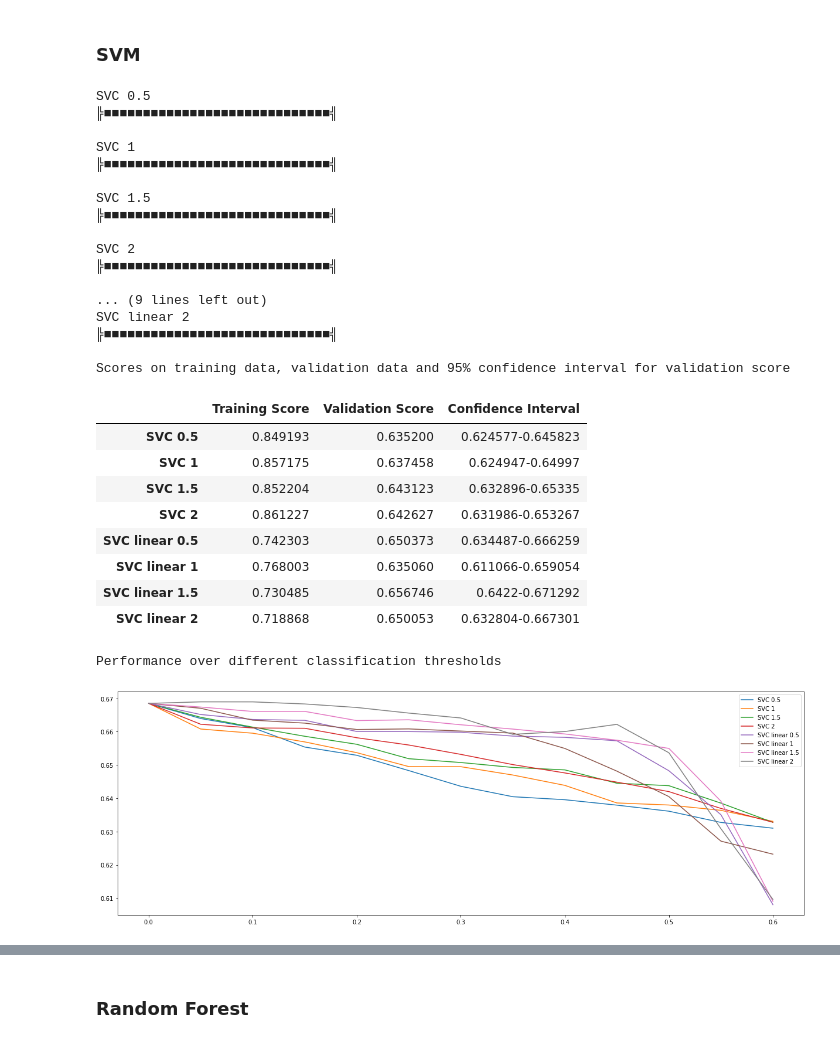
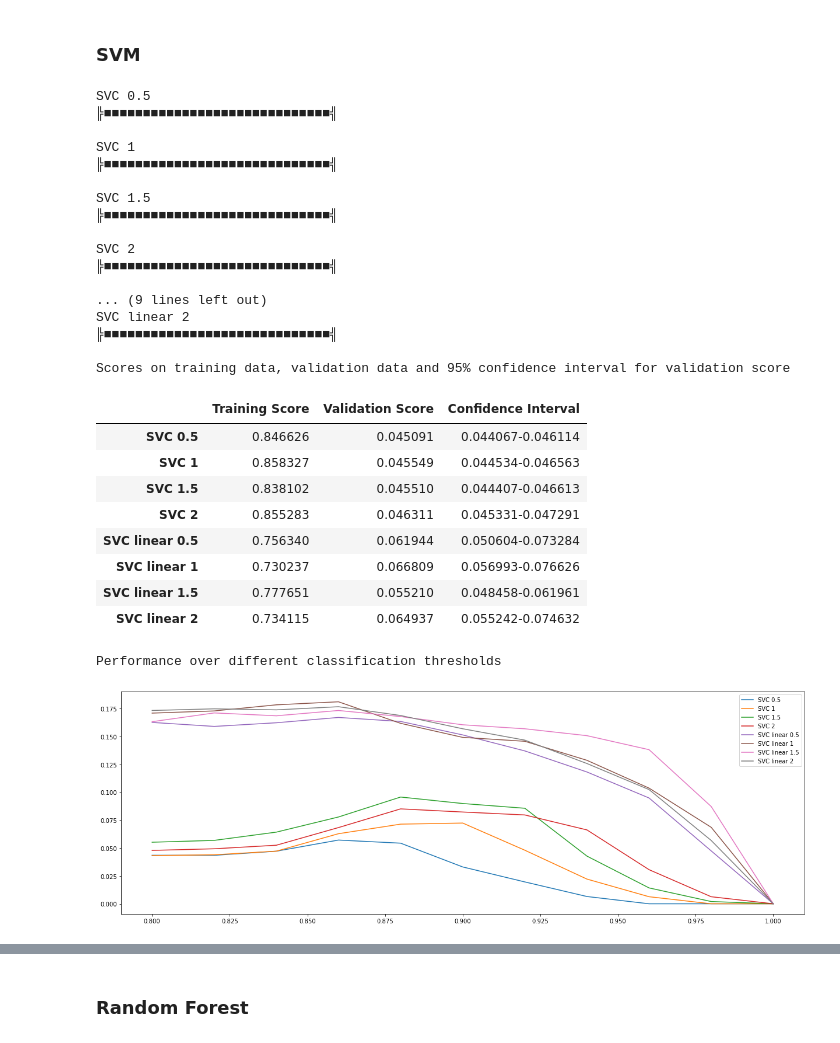
Before and after one commit to Sir-Slade/covid_prediction_project, a Jupyter notebook: PredictorExperimentsClean.ipynb, the cells around one changed output, grey strips where cells are left out. Cells and saved outputs as stored; diff of their text form; code cells hidden in the pictures.

```diff
--- a/PredictorExperimentsClean.ipynb
+++ b/PredictorExperimentsClean.ipynb
@@ -143,9 +145,11 @@ def cross_validation_class_ratios(data_x, data_y, model, folds, ratio_negatives_
     negs_to_sample = min(positive_index.shape[0] * ratio_negatives_to_positives, size_of_negatives) if ratio_negatives_to_positives >=1 else size_of_negatives
 
     fold_size = positive_index.shape[0] // folds if folds > 1 else positive_index.shape[0] // 10 #If we just want 1 fold, we just make the training set 90% of the data
-    fold_size_neg = fold_size * ratio_negatives_to_positives if negs_to_sample < size_of_negatives else size_of_negatives // folds
+    training_size_neg = fold_size * ratio_negatives_to_positives if negs_to_sample < size_of_negatives else size_of_negatives // folds
 
-    negs_to_sample = negs_to_sample - fold_size_neg if negs_to_sample - fold_size_neg > 0 else (negs_to_sample // 10) * 9 #If we just want 1 fold, we just make the training set 90% of the data
+    negs_to_sample = negs_to_sample - training_size_neg if negs_to_sample - training_size_neg > 0 else (negs_to_sample // 10) * 9 #If we just want 1 fold, we just make the training set 90% of the data
+
+    fold_size_neg = (size_of_negatives //positive_index.shape[0]) * fold_size #We preserve population proportion in the validation set(fold_size represents the number of positives in the validation set)
 
     results = np.zeros((folds,2)) #Shape of folds, training and validation, and number of metrics
     threshold_results = np.zeros((folds, thresholds.shape[0]))
@@ -164,7 +168,7 @@ def cross_validation_class_ratios(data_x, data_y, model, folds, ratio_negatives_
         train_y = data_y[train_x.index]
 
         rest_of_x = data_x.loc[~data_x.index.isin(train_x.index)] ## Al data not used by training
-        valid_x = pd.concat([rest_of_x[data_y == "Negative"].sample(fold_size_neg), data_x.loc[positive_index[start:end]]], axis=0) # 'loc' instead of 'iloc' because the indexes are treated as labels, not numbers
+        valid_x = pd.concat([rest_of_x[data_y == "Negative"].sample(fold_size_neg), data_x.loc[positive_index[start:end]]], axis=0)
         valid_y = data_y[valid_x.index]
 
         #print("Train shape:", train_x.shape, "Valid shape:", valid_x.shape)
@@ -207,7 +211,6 @@ def cross_validation_class_ratios(data_x, data_y, model, folds, ratio_negatives_
 
     print("")
 
-    print(results[:,1])
     return results.mean(axis=0), results.std(ddof=1, axis=0), threshold_results.mean(axis=0) # 'ddof=1' means the divisor will be n-1 (ddof is degrees of freedom) since this is a sample of all possible results
 
 
@@ -452,7 +455,7 @@ Index(['cough', 'cough_severity', 'ctab', 'days_since_symptom_onset', 'dia',
 ## Model development
 # %%
 models ={
-    "GaussianNB" : GaussianNB(priors=(.5, .5)),
+    "GaussianNB" : GaussianNB(),
     "Random Forest (100 estimators)" : RandomForestClassifier(min_samples_leaf=100),
     "XGBoost Classifier" : XGBAdapter(n_estimators=100),
     "SVM" : SVC(kernel='linear', probability=True),
@@ -501,4 +504,4 @@ Performance over different classification thresholds
 # %%
-run_models(X[selected_features], y, models, folds=10, ratio_negatives_to_positives=-1)
+run_models(X[selected_features], y, models, folds=30, ratio_negatives_to_positives=-1)
 # %% [output]
 GaussianNB
@@ -551,7 +554,7 @@ logistic_model_group = {
     "LogisticNewtonSolver" : LogisticRegression(solver="liblinear")
 }
 # %%
-run_models(X[selected_features], y, logistic_model_group, folds=30, ratio_negatives_to_positives=1, thresholds=np.linspace(.4,.6,num=11))
+run_models(X[selected_features], y, logistic_model_group, folds=30, ratio_negatives_to_positives=1, thresholds=np.linspace(.8,1,num=11))
 # %% [output]
 LogisticVanilla
 ╠■■■■■■■■■■■■■■■■■■■■■■■■■■■■■╣
@@ -602,33 +605,33 @@ svm_model_group = {
     "SVC linear 2" : SVC(C=2, kernel="linear", probability=True),
 }
 # %%
-run_models(X[selected_features], y, svm_model_group, folds=30, ratio_negatives_to_positives=1, thresholds=np.linspace(0,.6,num=13))
+run_models(X[selected_features], y, svm_model_group, folds=30, ratio_negatives_to_positives=1, thresholds=np.linspace(.8,1,num=11))
 # %% [output]
 SVC 0.5
 ╠■■■■■■■■■■■■■■■■■■■■■■■■■■■■■╣
 
 SVC 1
 ╠■■■■■■■■■■■■■■■■■■■■■■■■■■■■■╣
 
 SVC 1.5
 ╠■■■■■■■■■■■■■■■■■■■■■■■■■■■■■╣
 
 SVC 2
 ╠■■■■■■■■■■■■■■■■■■■■■■■■■■■■■╣
 
 ... (9 lines left out)
 SVC linear 2
 ╠■■■■■■■■■■■■■■■■■■■■■■■■■■■■■╣
 
 Scores on training data, validation data and 95% confidence interval for validation score
 |  | Training Score | Validation Score | Confidence Interval |
-| SVC 0.5 | 0.849193 | 0.635200 | 0.624577-0.645823 |
-| SVC 1 | 0.857175 | 0.637458 | 0.624947-0.64997 |
-| SVC 1.5 | 0.852204 | 0.643123 | 0.632896-0.65335 |
-| SVC 2 | 0.861227 | 0.642627 | 0.631986-0.653267 |
-| SVC linear 0.5 | 0.742303 | 0.650373 | 0.634487-0.666259 |
-| SVC linear 1 | 0.768003 | 0.635060 | 0.611066-0.659054 |
-| SVC linear 1.5 | 0.730485 | 0.656746 | 0.6422-0.671292 |
-| SVC linear 2 | 0.718868 | 0.650053 | 0.632804-0.667301 |
+| SVC 0.5 | 0.846626 | 0.045091 | 0.044067-0.046114 |
+| SVC 1 | 0.858327 | 0.045549 | 0.044534-0.046563 |
+| SVC 1.5 | 0.838102 | 0.045510 | 0.044407-0.046613 |
+| SVC 2 | 0.855283 | 0.046311 | 0.045331-0.047291 |
+| SVC linear 0.5 | 0.756340 | 0.061944 | 0.050604-0.073284 |
+| SVC linear 1 | 0.730237 | 0.066809 | 0.056993-0.076626 |
+| SVC linear 1.5 | 0.777651 | 0.055210 | 0.048458-0.061961 |
+| SVC linear 2 | 0.734115 | 0.064937 | 0.055242-0.074632 |
 Performance over different classification thresholds
-[figure, old version]
+[figure, new version]
```
Also changed, not shown: parts of 17 cells of this notebook.
